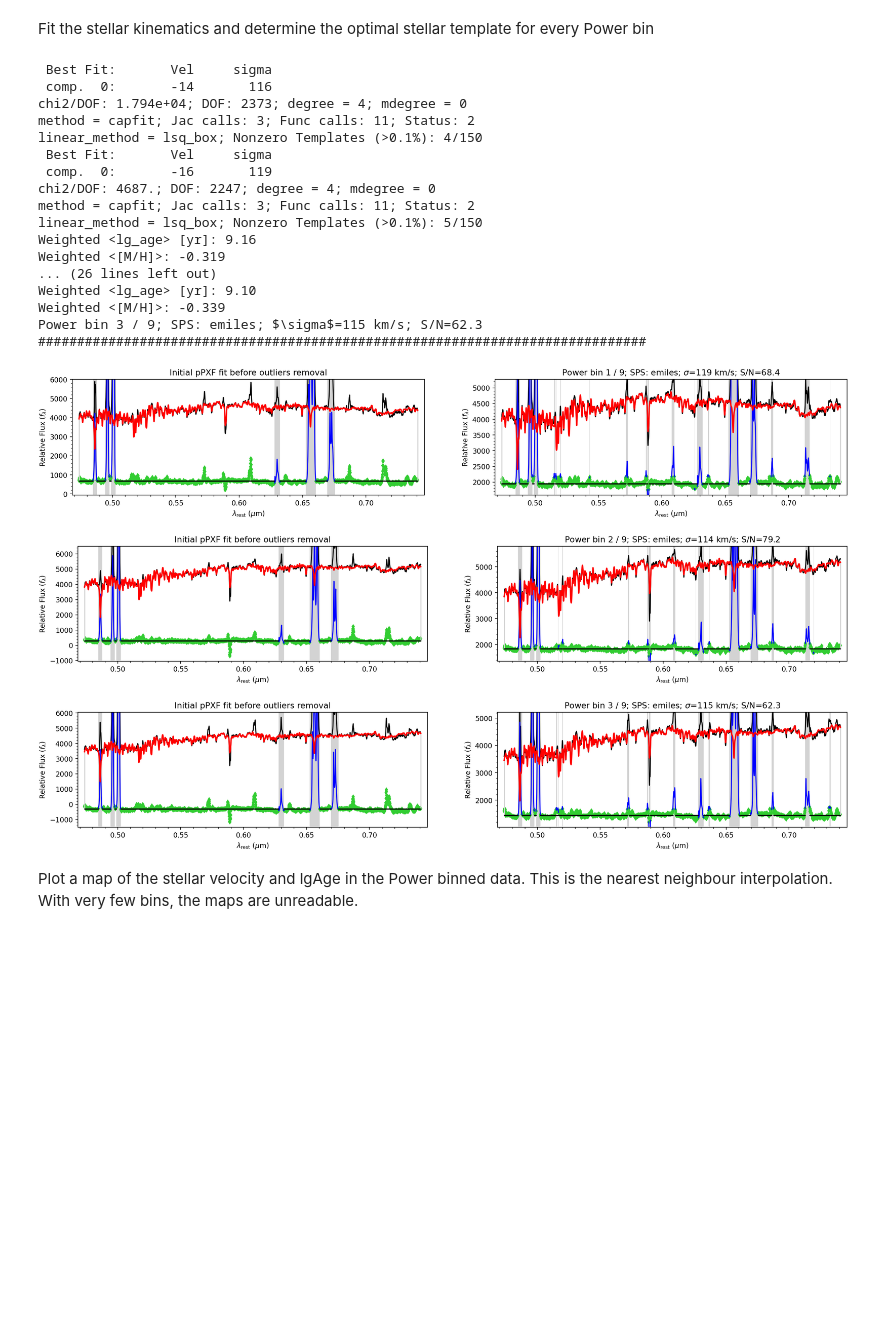
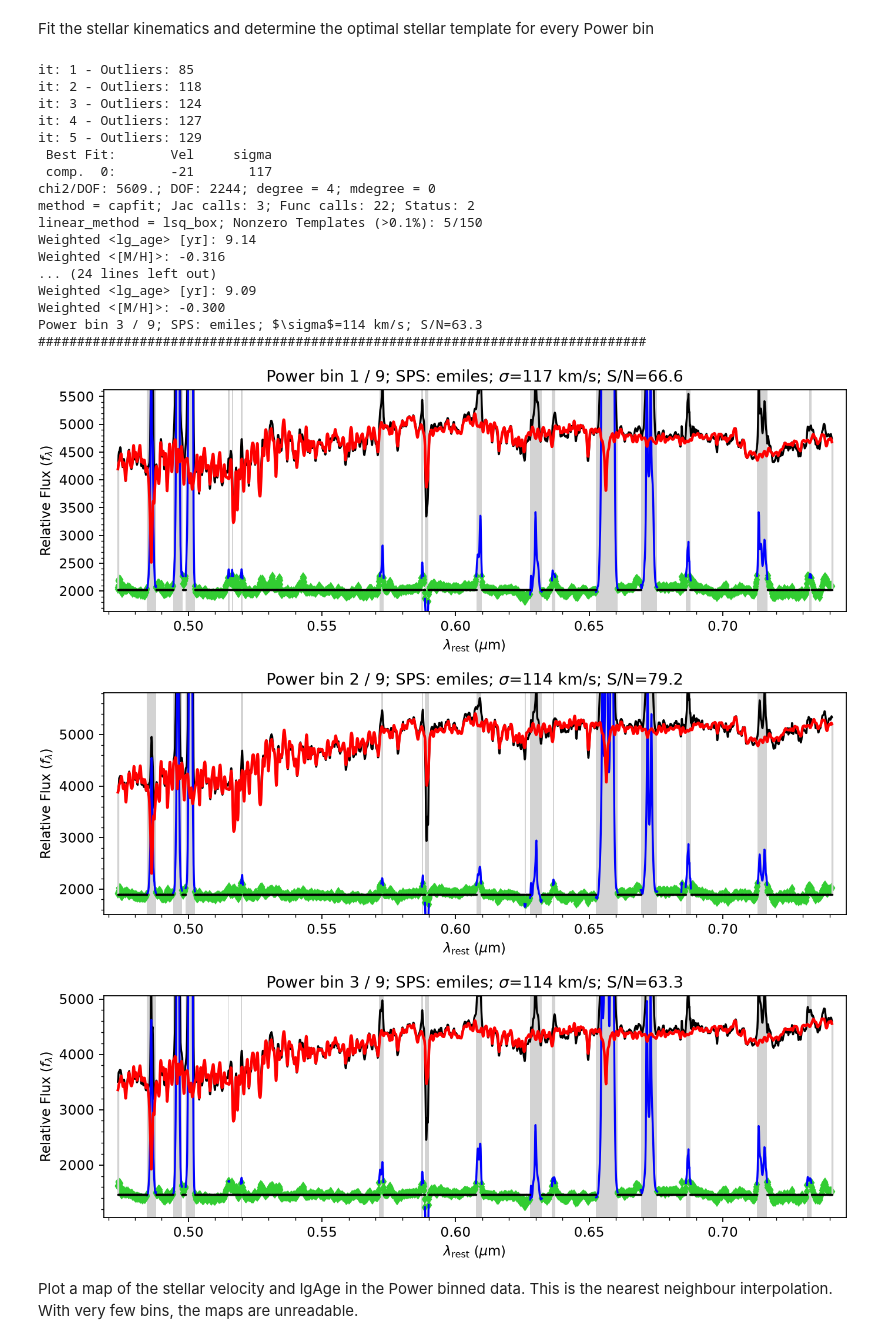
Before and after one commit to micappe/ppxf_examples, a Jupyter notebook: ppxf_example_integral_field.ipynb, the cells around one changed output. Saved outputs shown, nothing was run; the diff lists cells and outputs as text; code cells hidden in the pictures; blank space fills up the shorter version.

```diff
--- a/ppxf_example_integral_field.ipynb
+++ b/ppxf_example_integral_field.ipynb
@@ -38,7 +38,7 @@ from plotbin.display_bins import display_bins
 # %% [markdown]
 ## Function to read the MUSE cube
 # %%
-class read_data_cube:
+class ReadDataCube:
     def __init__(self, filename, lam_range, redshift):
         """Read data cube, de-redshift, log rebin and compute coordinates of each spaxel."""
 
@@ -97,9 +97,7 @@ class read_data_cube:
         the FITS header. One may have to adapt the function to properly read
         the FITS file under analysis.
         """
-        hdu = fits.open(filename)
-        head = hdu[0].header
-        cube = hdu[0].data
+        cube, head = fits.getdata(filename, header=True)
 
         # Only use the specified rest-frame wavelength range
         wave = head['CRVAL3'] + head['CDELT3']*np.arange(cube.shape[0])
@@ -191,7 +126,7 @@ if not objfile.is_file():
     url = "https://raw.githubusercontent.com/micappe/ppxf_examples/main/" + objfile.name
     request.urlretrieve(url, objfile)
 
-s = read_data_cube(objfile, lam_range_temp, redshift)
+s = ReadDataCube(objfile, lam_range_temp, redshift)
 # %% [markdown]
 In this example I request an excessively large `target_sn=350` to speed up
 the calculation. This generates only 8 Power bins. But in a real situation
@@ -304,47 +239,53 @@ every Power bin
 # %%
 vel0 = 0                # Spectrum was de-redshifted. Initial guess is zero
 start = [vel0, 200.]    # (km/s), starting guess for [V,sigma]
 
 nbins = np.unique(bin_num).size
 velbin, sigbin, lg_age_bin, metalbin, nspax = np.zeros((5, nbins))
 optimal_templates = np.empty((npix, nbins))
 lam_gal = np.exp(s.ln_lam_gal)
 
 for j in range(nbins):
     plot = True if j < 3 else False  # Only plot the first few spectra
     w = bin_num == j
     galaxy = np.nanmean(s.spectra[:, w], 1)
-    pp = ppxf_fit_and_clean(sps.templates, galaxy, s.velscale, start, mask0, lam_gal, sps.lam_temp, plot=plot, quiet=not plot)
+    pp = ppxf(sps.templates, galaxy, np.ones_like(galaxy), s.velscale,
+              start, moments=2, degree=4, mdegree=-1, lam=lam_gal,
+              lam_temp=sps.lam_temp, mask=mask0, clean=True, quiet=not plot)
     velbin[j], sigbin[j] = pp.sol
-    optimal_templates[:, j] = pp.optimal_template
+    optimal_templates[:, j] = sps.templates @ pp.weights
     light_weights = pp.weights.reshape(reg_dim)
     lg_age_bin[j], metalbin[j] = sps.mean_age_metal(light_weights, quiet=not plot)
 
     if plot:
-        txt = f"Power bin {j + 1} / {nbins}; SPS: {sps_name}; $\\sigma$={sigbin[j]:.0f} km/s; S/N={pp.sn:.1f}"
+        resid = (pp.galaxy - pp.bestfit)[pp.goodpixels]
+        sn = np.nanmedian(pp.galaxy[pp.goodpixels])/robust_sigma(resid)
+        plt.figure(figsize=(10, 3))
+        pp.plot()
+        txt = f"Power bin {j + 1} / {nbins}; SPS: {sps_name}; $\\sigma$={sigbin[j]:.0f} km/s; S/N={sn:.1f}"
         print(txt + '\n' + '#'*78)
         plt.title(txt)
 # %% [output]
+it: 1 - Outliers: 85
+it: 2 - Outliers: 118
+it: 3 - Outliers: 124
+it: 4 - Outliers: 127
+it: 5 - Outliers: 129
  Best Fit:       Vel     sigma
- comp.  0:       -14       116
-chi2/DOF: 1.794e+04; DOF: 2373; degree = 4; mdegree = 0
-method = capfit; Jac calls: 3; Func calls: 11; Status: 2
-linear_method = lsq_box; Nonzero Templates (>0.1%): 4/150
- Best Fit:       Vel     sigma
- comp.  0:       -16       119
-chi2/DOF: 4687.; DOF: 2247; degree = 4; mdegree = 0
-method = capfit; Jac calls: 3; Func calls: 11; Status: 2
+ comp.  0:       -21       117
+chi2/DOF: 5609.; DOF: 2244; degree = 4; mdegree = 0
+method = capfit; Jac calls: 3; Func calls: 22; Status: 2
 linear_method = lsq_box; Nonzero Templates (>0.1%): 5/150
-Weighted <lg_age> [yr]: 9.16
-Weighted <[M/H]>: -0.319
-... (26 lines left out)
-Weighted <lg_age> [yr]: 9.10
-Weighted <[M/H]>: -0.339
-Power bin 3 / 9; SPS: emiles; $\sigma$=115 km/s; S/N=62.3
+Weighted <lg_age> [yr]: 9.14
+Weighted <[M/H]>: -0.316
+... (24 lines left out)
+Weighted <lg_age> [yr]: 9.09
+Weighted <[M/H]>: -0.300
+Power bin 3 / 9; SPS: emiles; $\sigma$=114 km/s; S/N=63.3
 ##############################################################################
-[figure, old version]
+[figure, new version]
-[figure, old version]
+[figure, new version]
-[figure, old version]
+[figure, new version]
 # %% [markdown]
 Plot a map of the stellar velocity and lgAge in the Power binned data. This
 is the nearest neighbour interpolation. With very few bins, the maps are
```
Also changed, not shown: parts of 10 cells of this notebook, 12 other files.
